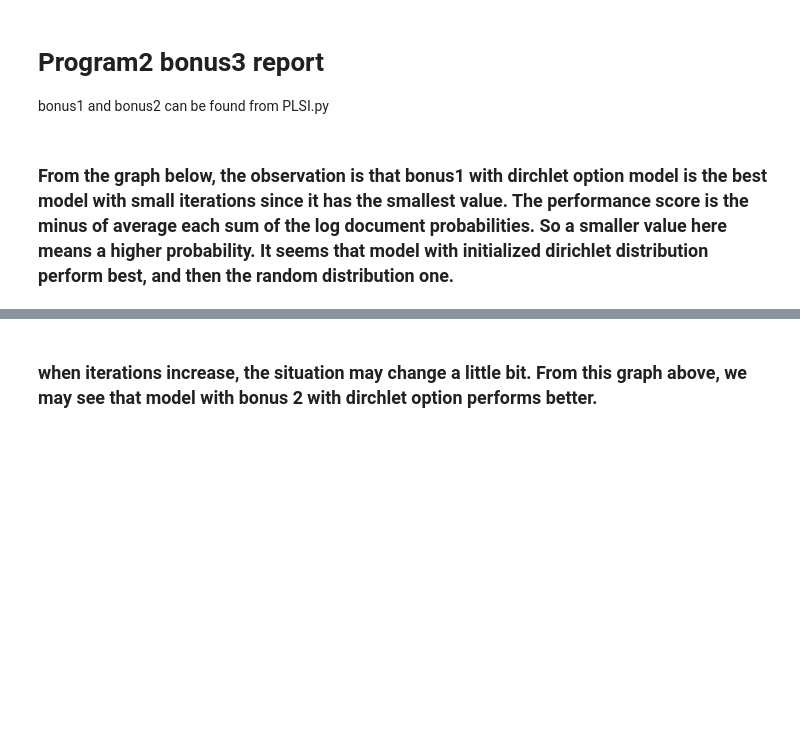
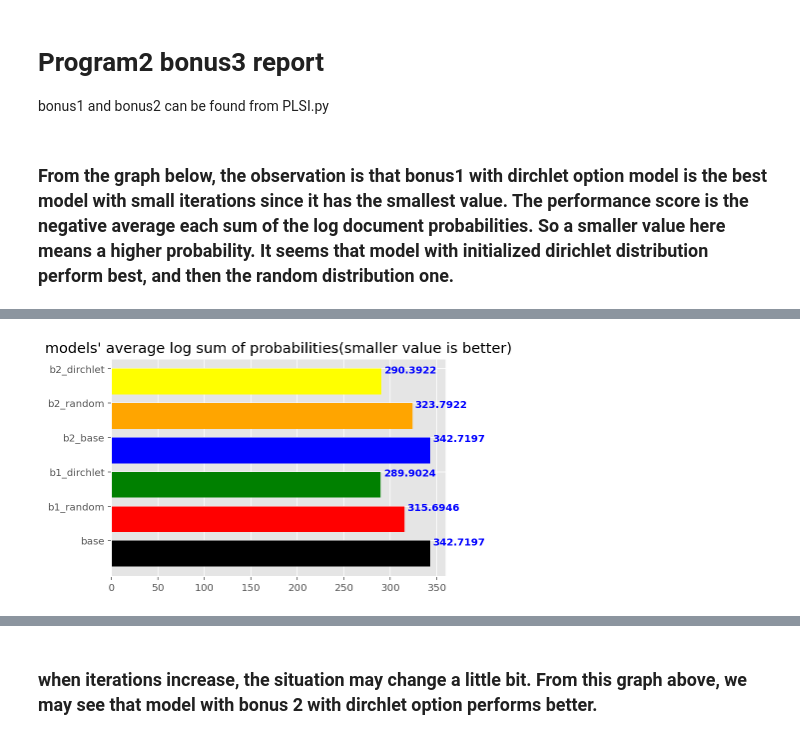
Before and after one commit to amor-tsai/NLP_project, a Jupyter notebook: program2_bonus3_report.ipynb, the cells around one changed output, grey strips where cells are left out. Saved outputs shown, nothing was run; the diff lists cells and outputs as text; code cells hidden in the pictures; blank space fills up the shorter version.

```diff
--- a/program2_bonus3_report.ipynb
+++ b/program2_bonus3_report.ipynb
@@ -127,7 +93,7 @@ def plot_comparison(params):
     for i, v in enumerate(y):
         ax.text(v + 3, i + .25, str(v), color='blue', fontweight='bold')
 # %% [markdown]
-### From the graph below, the observation is that bonus1 with dirchlet option model is the best model with small iterations since it has the smallest value. The performance score is the minus of average each sum of the log document probabilities. So a smaller value here means a higher probability. It seems that model with initialized dirichlet distribution perform best, and then the random distribution one.
+### From the graph below, the observation is that bonus1 with dirchlet option model is the best model with small iterations since it has the smallest value. The performance score is the negative average each sum of the log document probabilities. So a smaller value here means a higher probability. It seems that model with initialized dirichlet distribution perform best, and then the random distribution one.
 # %%
 # this code can also be found in PLSI.py
 '''
@@ -140,3 +106,8 @@ def document_probability(self,dt,tw,document_words,documentNum,corpus):
             wordIndex = corpus.index(ch)
             prosSum[documentIndex] += np.log10(np.dot(tw[:,wordIndex],dt[documentIndex]))
     return np.round(np.mean(prosSum),4)
+# %%
+%time
+params['iterations'] = 4
+plot_comparison(params)
+# %% [output]
@@ -143,3 +117,4 @@ def document_probability(self,dt,tw,document_words,documentNum,corpus):
+[figure, added]
 # %%
 %time
 params['iterations'] = 15
```
Also changed, not shown: parts of 10 cells of this notebook, 2 other files.
